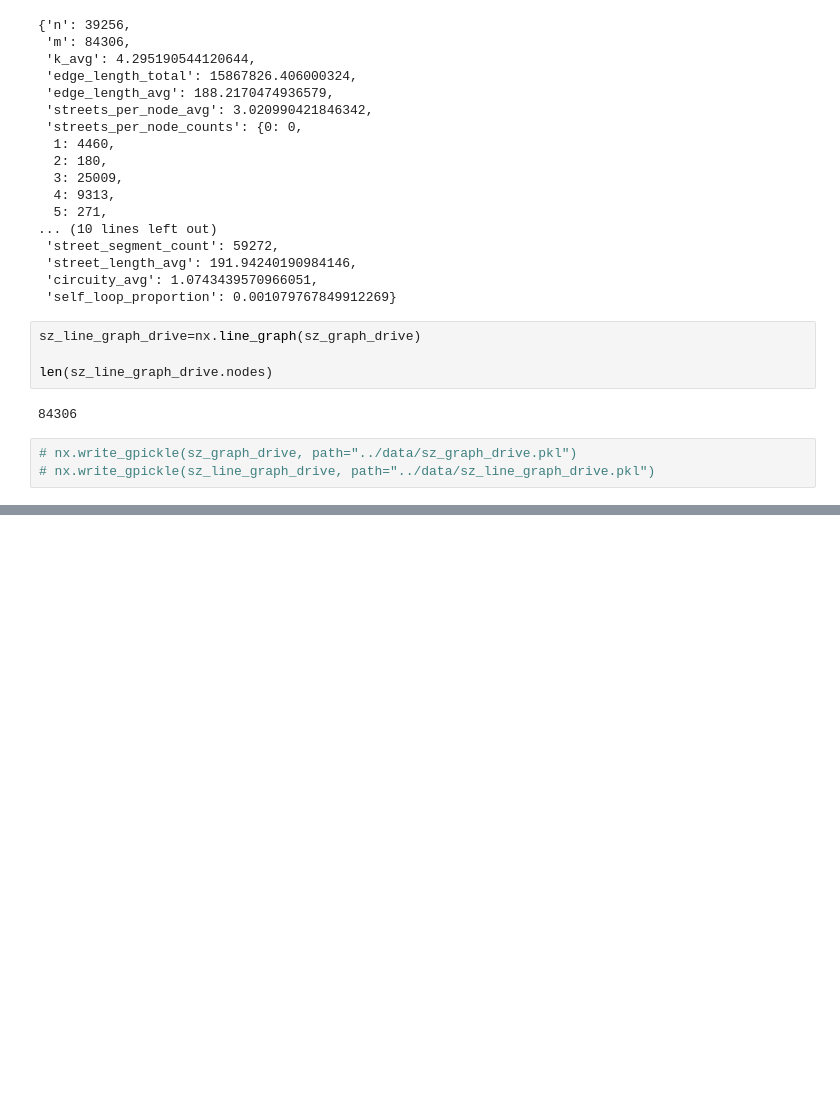
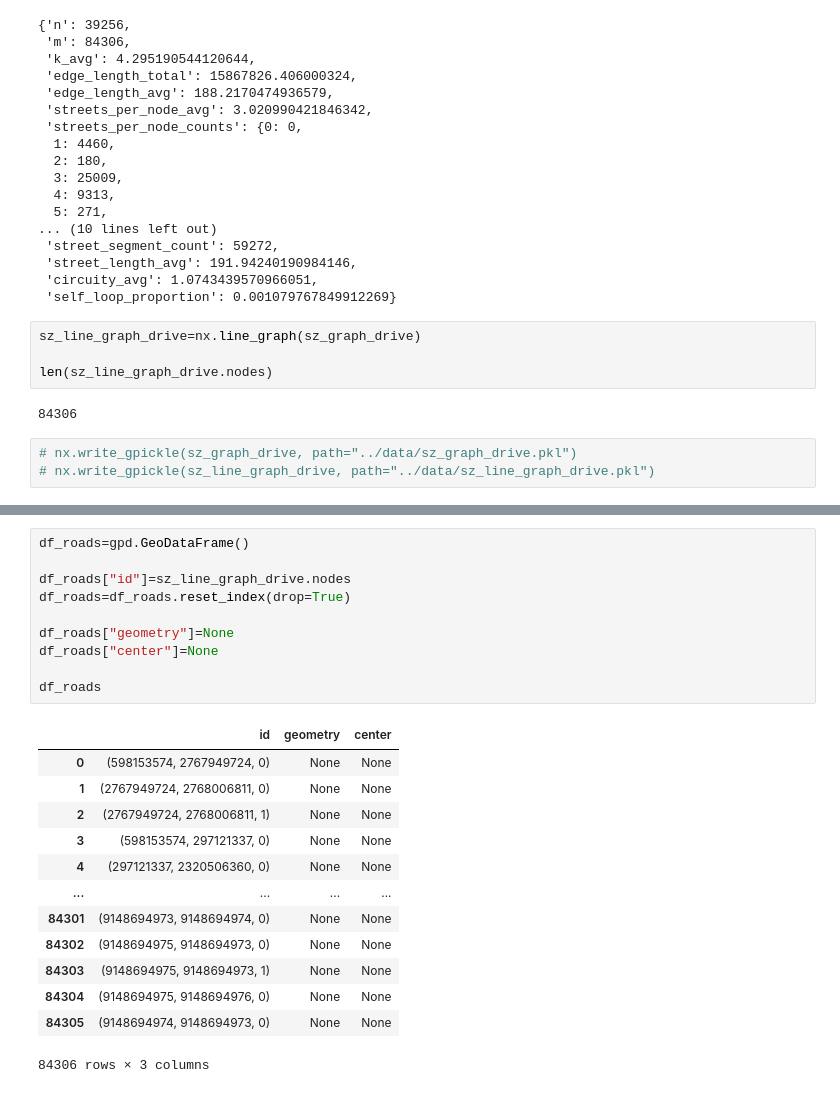
Before and after one commit to XDZhelheim/TrafficFlowModel, a Jupyter notebook: data_process/gen_road_network.ipynb, the cells around one changed output, grey strips where cells are left out. Drawn from its saved outputs; the diff is of its cells as text; blank space fills up the shorter version.

```diff
--- a/data_process/gen_road_network.ipynb
+++ b/data_process/gen_road_network.ipynb
@@ -176,0 +204,24 @@ sz_line_graph_drive=nx.read_gpickle("../data/sz_line_graph_drive.pkl")
+# %%
+df_roads=gpd.GeoDataFrame()
+
+df_roads["id"]=sz_line_graph_drive.nodes
+df_roads=df_roads.reset_index(drop=True)
+
+df_roads["geometry"]=None
+df_roads["center"]=None
+
+df_roads
+# %% [output]
+|  | id | geometry | center |
+| 0 | (598153574, 2767949724, 0) | None | None |
+| 1 | (2767949724, 2768006811, 0) | None | None |
+| 2 | (2767949724, 2768006811, 1) | None | None |
+| 3 | (598153574, 297121337, 0) | None | None |
+| 4 | (297121337, 2320506360, 0) | None | None |
+| ... | ... | ... | ... |
+| 84301 | (9148694973, 9148694974, 0) | None | None |
+| 84302 | (9148694975, 9148694973, 0) | None | None |
+| 84303 | (9148694975, 9148694973, 1) | None | None |
+| 84304 | (9148694975, 9148694976, 0) | None | None |
+| 84305 | (9148694974, 9148694973, 0) | None | None |
+84306 rows × 3 columns
```
Also changed, not shown: parts of 16 cells of this notebook, 5 other files.
